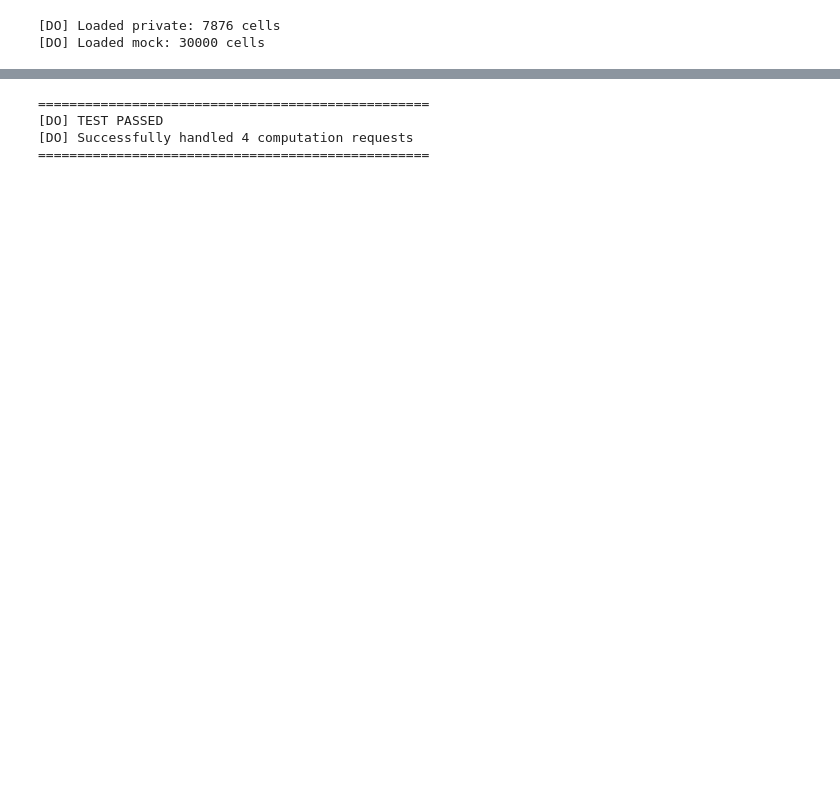
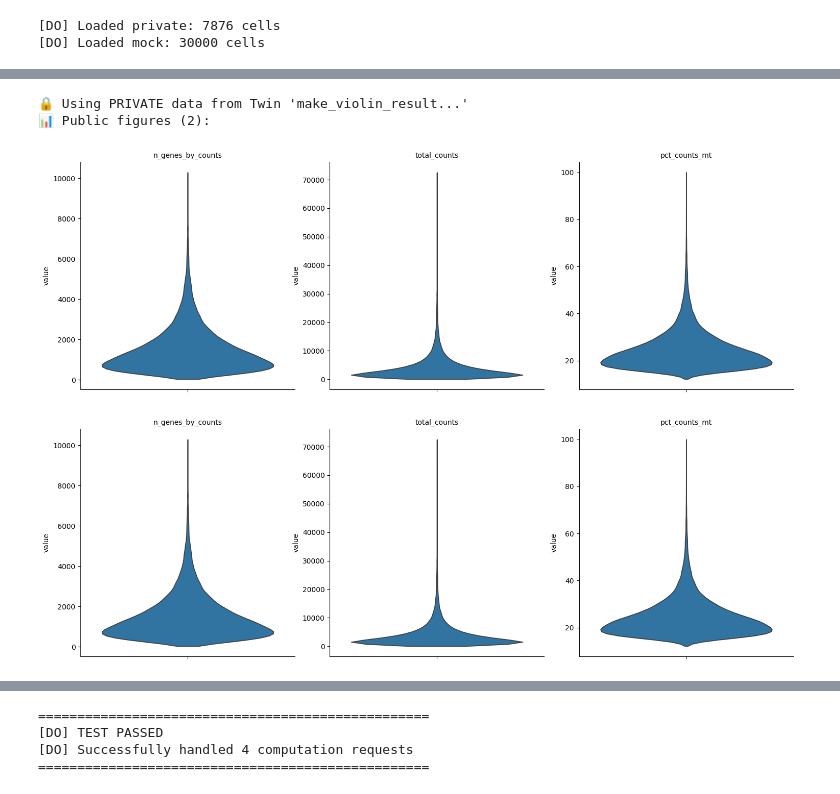
Before and after one commit to OpenMined/biovault-beaver, a Jupyter notebook: notebooks/sc_test_do.ipynb, the cells around one changed output, grey strips where cells are left out. Cells and saved outputs as stored; diff of their text form; code cells hidden in the pictures; blank space fills up the shorter version.

```diff
--- a/notebooks/sc_test_do.ipynb
+++ b/notebooks/sc_test_do.ipynb
@@ -271,4 +201,2 @@ print("[DO] ✓ Request 1 complete")
 💡 They can load it with: bv.inbox()['make_violin_result'].load()
 [DO] ✓ Request 1 complete
-# %%
-result = request_obj.run_mock()
@@ -278,3 +235,11 @@ result = request_obj.run_mock()
+# %%
+# Inspect captured figures (mock/public and private)
+result.show_figures('both')
+# %% [output]
+🔒 Using PRIVATE data from Twin 'make_violin_result...'
+📊 Public figures (2):
+[figure, added]
+[figure, added]
 # %%
 # Request 2: Embedding
 print("[DO] Waiting for request 2/4 (embedding)...")
```
Also changed, not shown: parts of 23 cells of this notebook, 3 other files.
